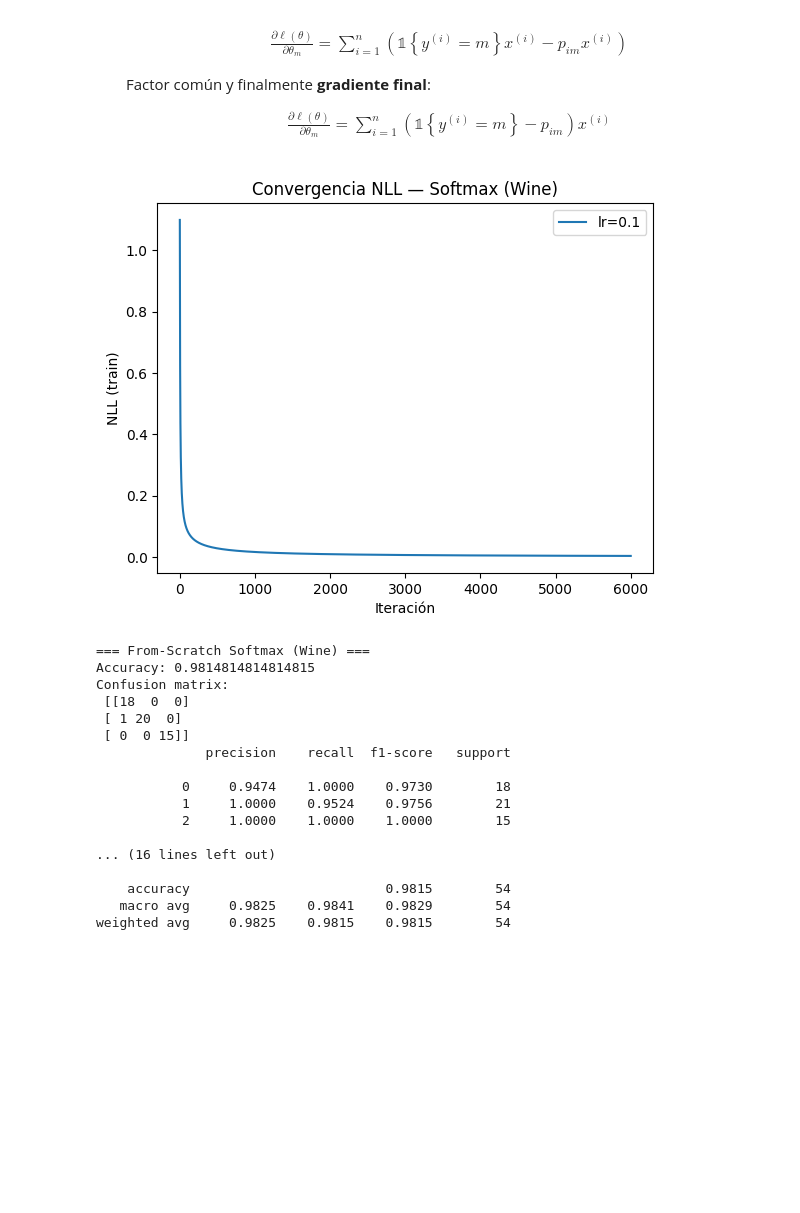
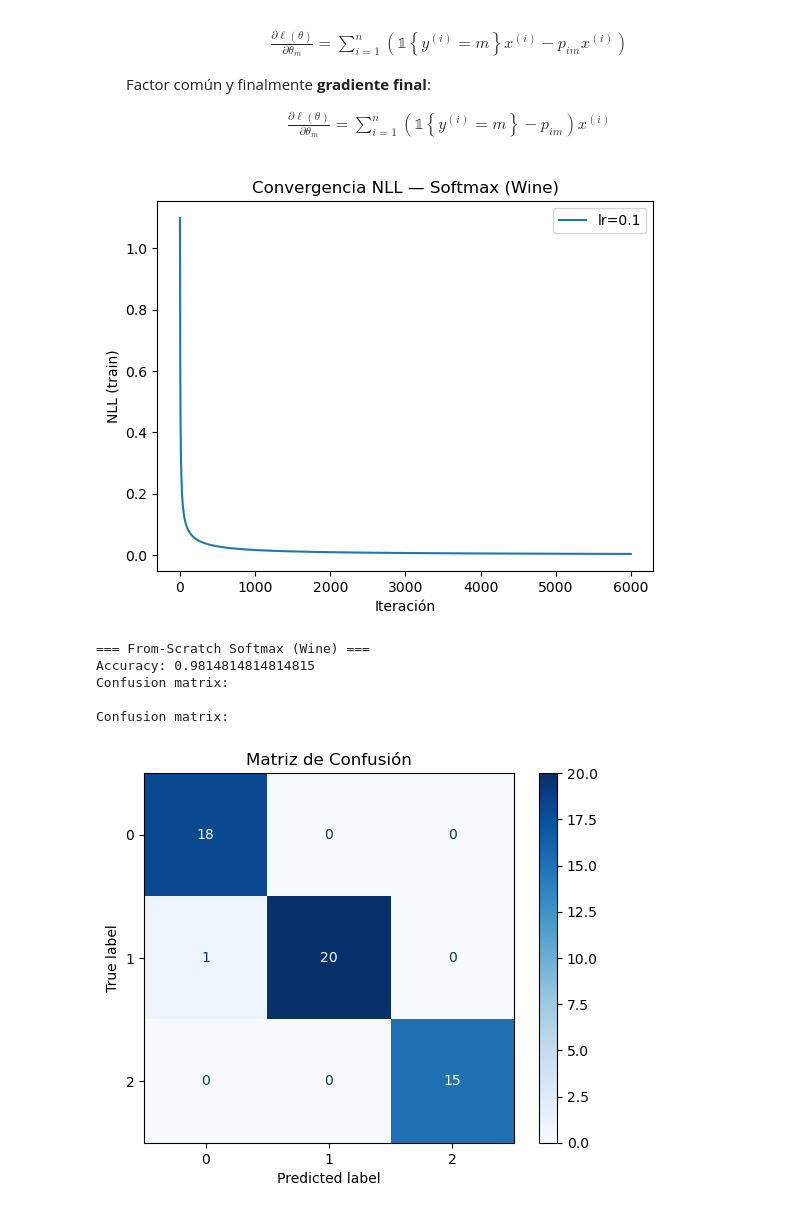
Before and after one commit to antonellavargas/TAREA2_ML_LLARO_RIOS_VARGAS, a Jupyter notebook: src/archivo.ipynb, the cells around one changed output. Cells and saved outputs as stored; diff of their text form; code cells hidden in the pictures; blank space fills up the shorter version.

```diff
--- a/src/archivo.ipynb
+++ b/src/archivo.ipynb
@@ -368,3 +362,15 @@ def show_metric(my_metric):
+# %%
+def show_metric(my_metric):
+  return "{:.2f}%".format(my_metric * 100)
+
+def Visualizar_MatrizConfusion(y, y_pred):
+  print("Confusion matrix:\n")
+  cm = confusion_matrix(y, y_pred)
+  disp = ConfusionMatrixDisplay(confusion_matrix=cm)
+  disp.plot(cmap=plt.cm.Blues)
+
+  plt.title("Matriz de Confusión")
+  plt.show()
 # %%
 # Prediciendo con parametros de gd_1
 y_pred_prob = f(X_test,gd_2.coeficientes)
@@ -776,49 +807,42 @@ K = np.unique(ytr_m).size
 
 # Entrena (dos lrs para ver convergencia si quieres)
 W_soft, hist_soft = gd_logreg_multinomial(Xtr_m, ytr_m, lr=0.1, n_iter=6000, tol=1e-9)
 # W_soft2, hist_soft2 = gd_logreg_multinomial(Xtr_m, ytr_m, lr=0.05, n_iter=6000, tol=1e-9)
 
 plt.figure()
 plt.plot(hist_soft, label="lr=0.1")
 # plt.plot(hist_soft2, label="lr=0.05")
 plt.xlabel("Iteración"); plt.ylabel("NLL (train)")
 plt.title("Convergencia NLL — Softmax (Wine)")
 plt.legend(); plt.show()
 
 # Predicción
 P_te = softmax(Xte_m @ W_soft)
 y_pred_soft = np.argmax(P_te, axis=1)
 
 print("=== From-Scratch Softmax (Wine) ===")
 print("Accuracy:", accuracy_score(yte_m, y_pred_soft))
-print("Confusion matrix:\n", confusion_matrix(yte_m, y_pred_soft))
+print("Confusion matrix:\n")
+Visualizar_MatrizConfusion(yte_m,y_pred_soft)
+
 print(classification_report(yte_m, y_pred_soft, digits=4, zero_division=0))
 
 # Comparación sklearn multinomial
 sk_multi = LogisticRegression(multi_class="multinomial", solver="lbfgs", max_iter=5000, random_state=RANDOM_STATE)
 sk_multi.fit(X_trs, y_tr)
 y_pred_sk_multi = sk_multi.predict(X_tes)
 
 print("\n=== sklearn LogisticRegression (Multinomial, lbfgs) ===")
 print("Accuracy:", accuracy_score(y_te, y_pred_sk_multi))
 print("Confusion matrix:\n", confusion_matrix(y_te, y_pred_sk_multi))
+Visualizar_MatrizConfusion(y_te,y_pred_sk_multi)
+
 print(classification_report(y_te, y_pred_sk_multi, digits=4, zero_division=0))
 # %% [output]
-[figure, old version]
+[figure, new version]
 === From-Scratch Softmax (Wine) ===
 Accuracy: 0.9814814814814815
 Confusion matrix:
- [[18  0  0]
- [ 1 20  0]
- [ 0  0 15]]
-              precision    recall  f1-score   support
 
-           0     0.9474    1.0000    0.9730        18
-           1     1.0000    0.9524    0.9756        21
-           2     1.0000    1.0000    1.0000        15
-
-... (16 lines left out)
-
-    accuracy                         0.9815        54
-   macro avg     0.9825    0.9841    0.9829        54
-weighted avg     0.9825    0.9815    0.9815        54
+Confusion matrix:
+[figure, added]
```
Also changed, not shown: parts of 6 cells of this notebook.
